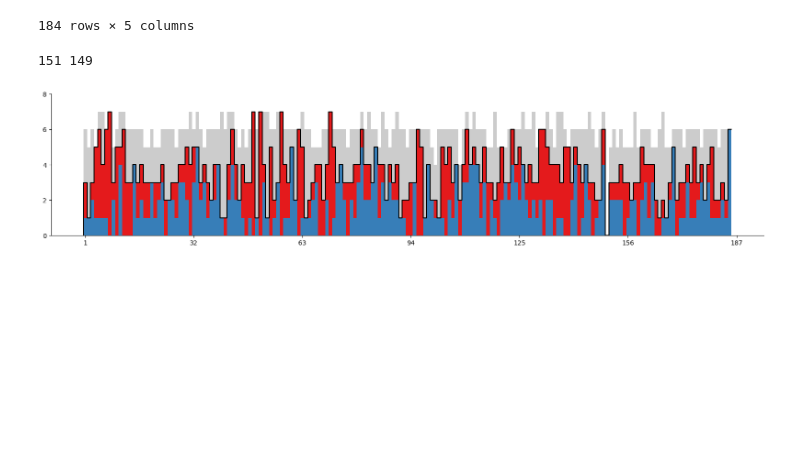
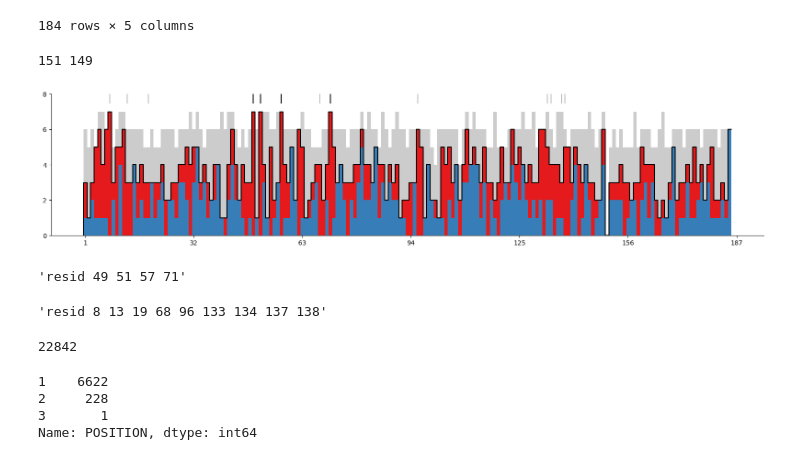
Before and after one commit to fowler-lab/predict-pyrazinamide-resistance, a Jupyter notebook: create-figure-1.ipynb, the cells around one changed output. Drawn from its saved outputs; the diff is of its cells as text; code cells hidden in the pictures; blank space fills up the shorter version.

```diff
--- a/create-figure-1.ipynb
+++ b/create-figure-1.ipynb
@@ -3,7 +3,7 @@ import numpy, pandas
 
 import matplotlib.pyplot as plt
 # %%
-with open('./data/NC_000962.3_pncA.fasta','r') as INPUT:
+with open('./data/reference/NC_000962.3_pncA.fasta','r') as INPUT:
     INPUT.readline()
     pncA_sequence = INPUT.readline()
 # %%
@@ -99,18 +99,39 @@ for idx,row in total.iterrows():
     yt.append(row.MAX)
 # %% [output]
 151 149
+# %%
+metal_binding_residues = [49,51,57,71]
+
+active_site_residues = [8,13,19,68,96,133,134,137,138]
 # %%
 fig,axes=plt.subplots(1,1,figsize=(20,4))
 axes.spines['right'].set_visible(False)
 axes.spines['top'].set_visible(False)
 axes.set_ylim([0,7])
 axes.set_yticks(range(0,10,2))
 axes.set_xticks(range(1,188,31))
 axes.bar(total.index, total.MAX, width=1, color='#cccccc')
 axes.bar(total.index, total.S, width=1, color='#377eb8')
 axes.bar(total.index, total.R, bottom=total.S, width=1, color='#e41a1c')
 axes.plot(xs,ys, color='black')
+
+# annotate the metal binding sites
+for i in metal_binding_residues:
+    axes.plot((i,i),(7.5,8.5), color='black')
+
+for i in active_site_residues:
+    axes.plot((i,i),(7.5,8.5), color='#bbbbbb')
+
+
 # axes.plot(xs,yt, color='black')
 fig.savefig('pdf/fig-1_hist-codon.pdf')
 # %% [output]
-[figure, old version]
+[figure, new version]
+# %%
+'resid ' + ' '.join(str(i) for i in metal_binding_residues)
+# %% [output]
+'resid 49 51 57 71'
+# %%
+'resid ' + ' '.join(str(i) for i in active_site_residues)
+# %% [output]
+'resid 8 13 19 68 96 133 134 137 138'
@@ -116,0 +141,12 @@ fig.savefig('pdf/fig-1_hist-codon.pdf')
+# %%
+len(DST)
+# %% [output]
+22842
+# %%
+variants_per_sample = MUTATIONS[['UNIQUEID','POSITION']].groupby('UNIQUEID').count()
+variants_per_sample.POSITION.value_counts()
+# %% [output]
+1    6622
+2     228
+3       1
+Name: POSITION, dtype: int64
```
Also changed, not shown: parts of 4 cells of this notebook, 13 other files.
